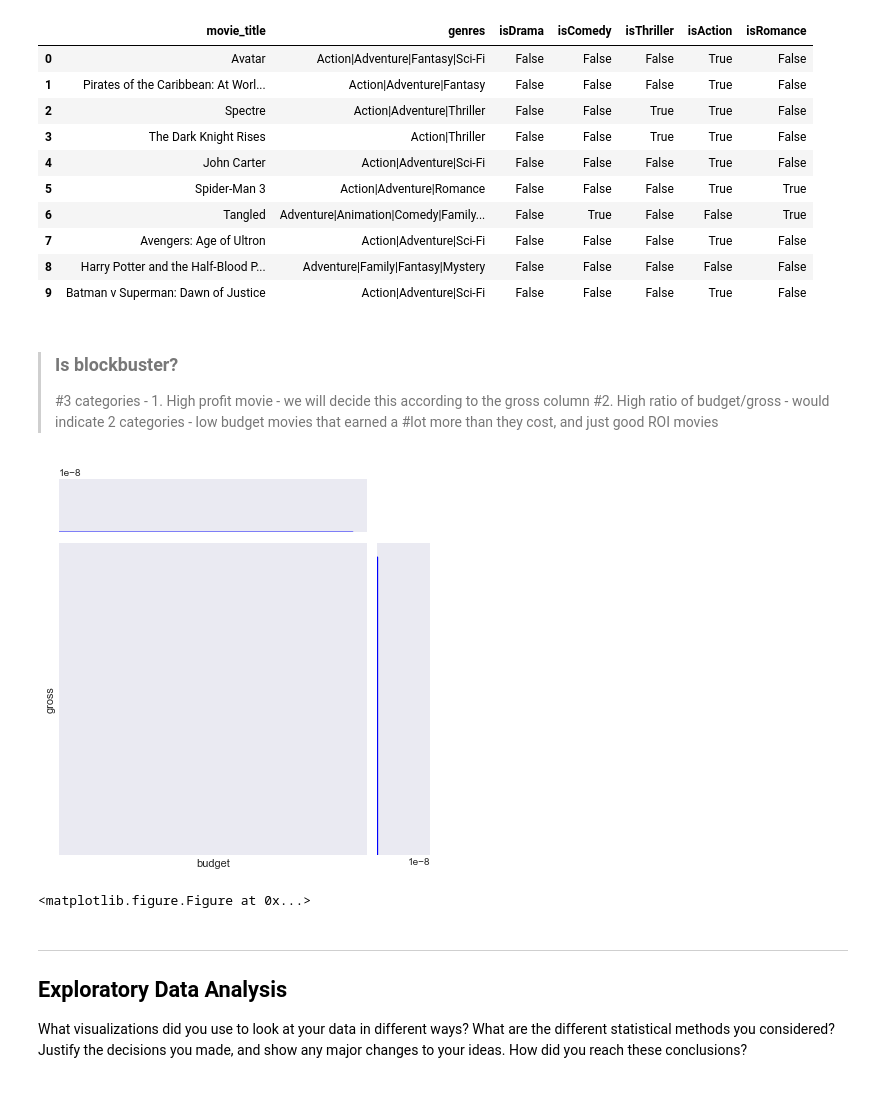
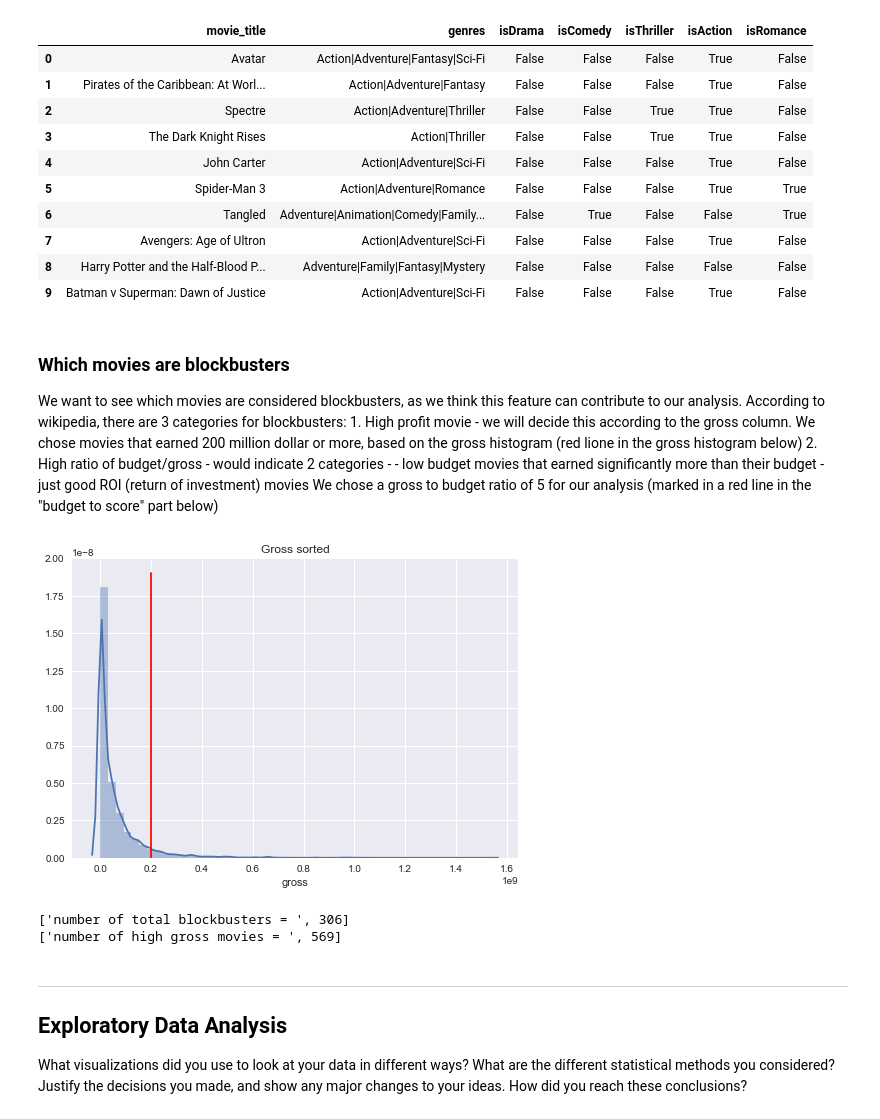
Before and after one commit to miriost/IMDB_project, a Jupyter notebook: IMDB project notebook.ipynb, the cells around one changed output. Drawn from its saved outputs; the diff is of its cells as text; code cells hidden in the pictures.

Commit message:
solved budget issues

```diff
--- a/IMDB project notebook.ipynb
+++ b/IMDB project notebook.ipynb
@@ -144,32 +144,21 @@ df[['movie_title', 'genres'] + list(df.columns)[-5:]].head(10)
 | 8 | Harry Potter and the Half-Blood P... | Adventure|Family|Fantasy|Mystery | False | False | False | False | False |
 | 9 | Batman v Superman: Dawn of Justice | Action|Adventure|Sci-Fi | False | False | False | True | False |
 # %% [markdown]
->### Is blockbuster?
->#3 categories - 1. High profit movie - we will decide this according to the gross column
->#2. High ratio of budget/gross - would indicate 2 categories - low budget movies that earned a
->#lot more than they cost, and just good ROI movies
+### Which movies are blockbusters
+
+We want to see which movies are considered blockbusters, as we think this feature can contribute to our analysis.
+According to wikipedia, there are 3 categories for blockbusters:
+    1. High profit movie - we will decide this according to the gross column. We chose movies that earned 200 million dollar or more, based on the gross histogram (red lione in the gross histogram below)
+    2. High ratio of budget/gross - would indicate 2 categories -
+        - low budget movies that earned significantly more than their budget
+        - just good ROI (return of investment) movies
+        We chose a gross to budget ratio of 5 for our analysis (marked in a red line in the "budget to score" part below)
-# %%
-## TODO: fix this part
-
-# First let's the histogram of budgets, and gross
-#print(df['gross'])
-import matplotlib.pyplot as plt
-import seaborn as sns
-import numpy as np
-
-g = sns.JointGrid('budget', 'gross', df)
-g.plot_marginals(sns.distplot, hist=True, kde=True, color='blue')
-g.plot_joint(plt.scatter, color='black', edgecolor='black')
-ax = g.ax_joint
-ax.set_xscale('log')
-ax.set_yscale('log')
-g.ax_marg_x.set_xscale('log')
-g.ax_marg_y.set_yscale('log')
-plt.show()
-plt.figure()
-# %% [output]
-[figure, removed]
-<matplotlib.figure.Figure at 0x...>
+# %%
+df = features.is_blockbuster(df)
+# %% [output]
+[figure, added]
+['number of total blockbusters = ', 306]
+['number of high gross movies = ', 569]
 # %% [markdown]
 ---
 
```
Also changed, not shown: parts of 7 cells of this notebook, 4 other files.
